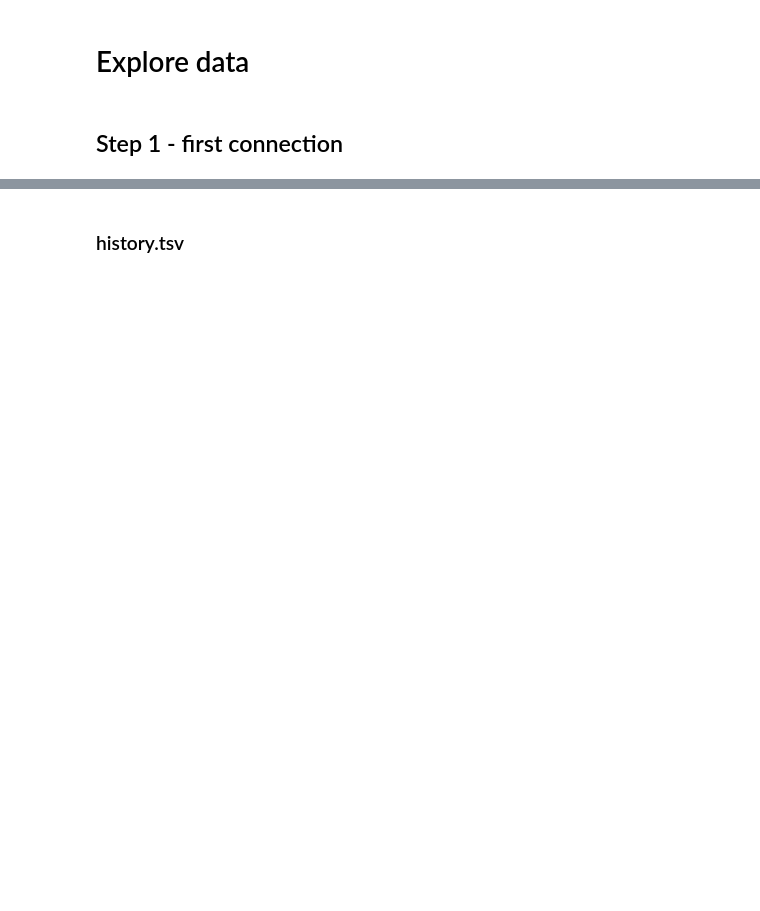
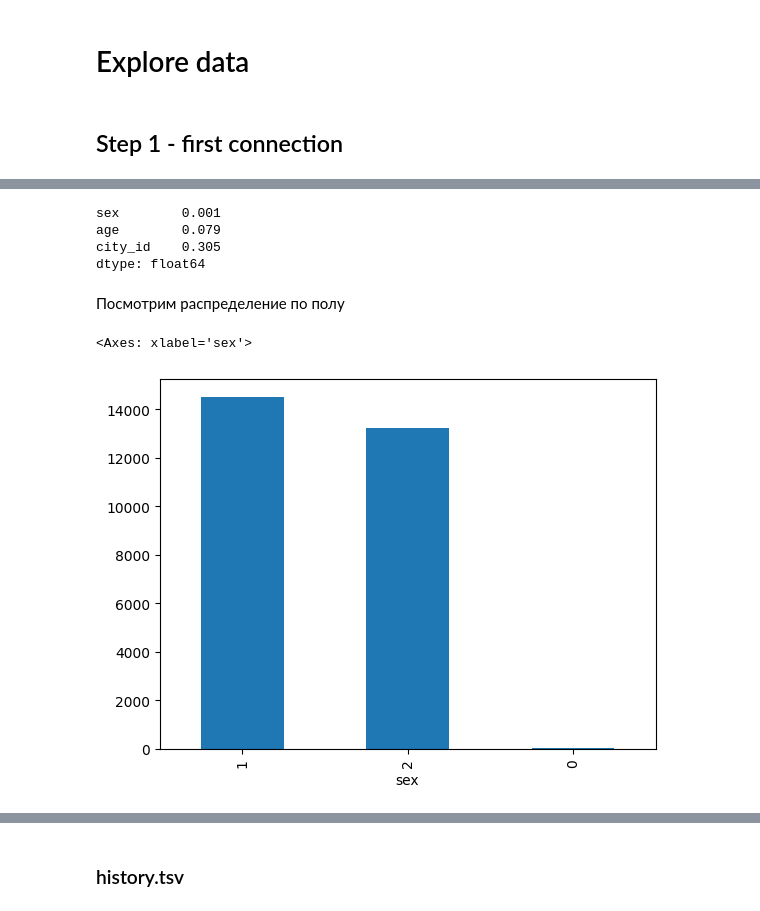
Before and after one commit to EgorChernov5/VILLKA, a Jupyter notebook: notebooks/pretty_preprocessing.ipynb, the cells around one changed output, grey strips where cells are left out. Cells and saved outputs as stored; diff of their text form; code cells hidden in the pictures; blank space fills up the shorter version.

```diff
--- a/notebooks/pretty_preprocessing.ipynb
+++ b/notebooks/pretty_preprocessing.ipynb
@@ -71,0 +122,14 @@ ___
+# %%
+round((user_ds[["sex", "age", "city_id"]] == 0).sum()/len(user_ds), 3)
+# %% [output]
+sex        0.001
+age        0.079
+city_id    0.305
+dtype: float64
+# %% [markdown]
+Посмотрим распределение по полу
+# %%
+user_ds["sex"].value_counts().plot(kind="bar")
+# %% [output]
+<Axes: xlabel='sex'>
+[figure, added]
```
Also changed, not shown: parts of 123 cells of this notebook.
